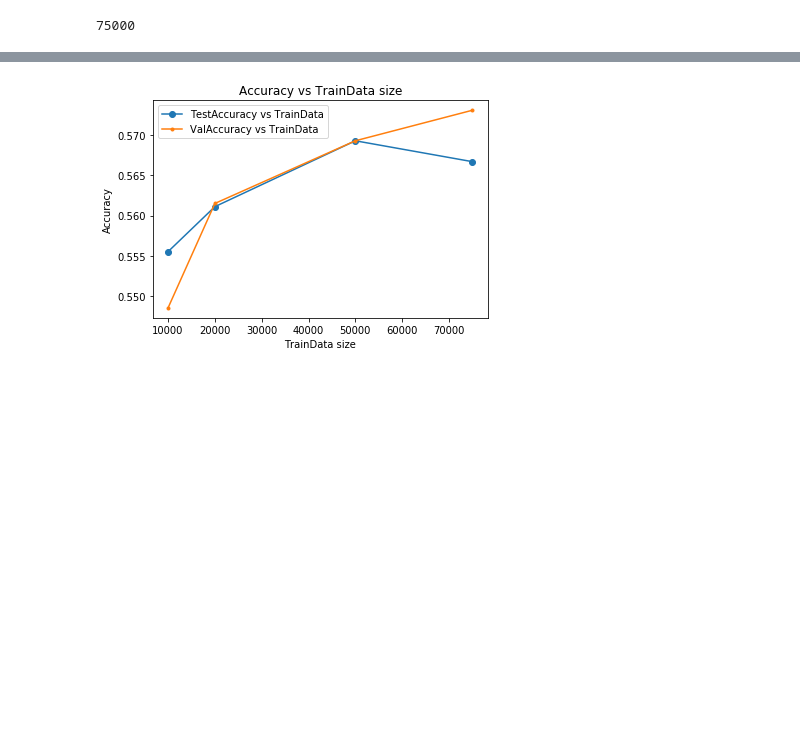
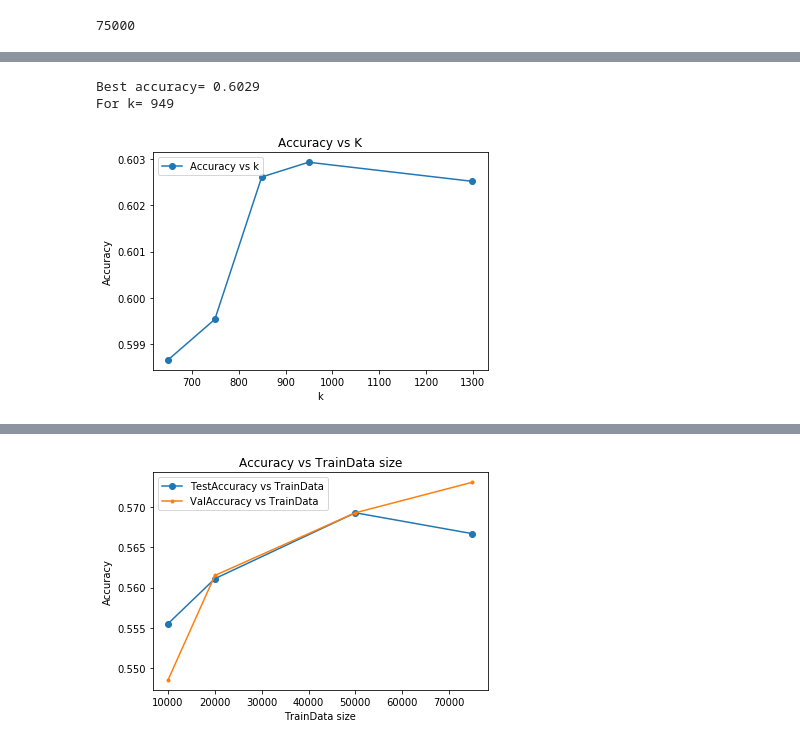
Before and after one commit to pratyay-banerjee/KnowledgeExtractionOBQA, a Jupyter notebook: knn/knn2.ipynb, the cells around one changed output, grey strips where cells are left out. Saved outputs shown, nothing was run; the diff lists cells and outputs as text; code cells hidden in the pictures; blank space fills up the shorter version.

```diff
--- a/knn/knn2.ipynb
+++ b/knn/knn2.ipynb
@@ -109,3 +106,28 @@ pickle.dump(model,open("knn_"+str(trainSamples)+"_"+str(n_iter)+".pkl",'wb'))
+# %%
+def GridSearchCV_result_temp():
+    k_vector= [649,749, 849,949,1299];
+    accuracy_vector= [  0.59865333, 0.59953333, 0.60261333, 0.60293333, 0.60252];
+
+
+    fig = plt.figure()
+    ax = plt.axes()
+    ax.plot(k_vector,accuracy_vector,label='Accuracy vs k',marker='o')
+
+    plt.title("Accuracy vs K")
+    plt.legend()
+    plt.xlabel("k")
+    plt.ylabel("Accuracy")
+    #fig.savefig("knn_k_vs_Acc_plot.png")
+    print("Best accuracy= %.4f"%max(accuracy_vector))
+    #print(accuracy_vector.index(max(accuracy_vector)))
+    print("For k= %d"%k_vector[accuracy_vector.index(max(accuracy_vector))])
+# %%
+
+GridSearchCV_result_temp()
+# %% [output]
+Best accuracy= 0.6029
+For k= 949
+[figure, added]
 # %%
 # plot k vs mean_test_score from  GridSearchCV
 def GridSearchCV_result():
```
Also changed, not shown: parts of 12 cells of this notebook.
